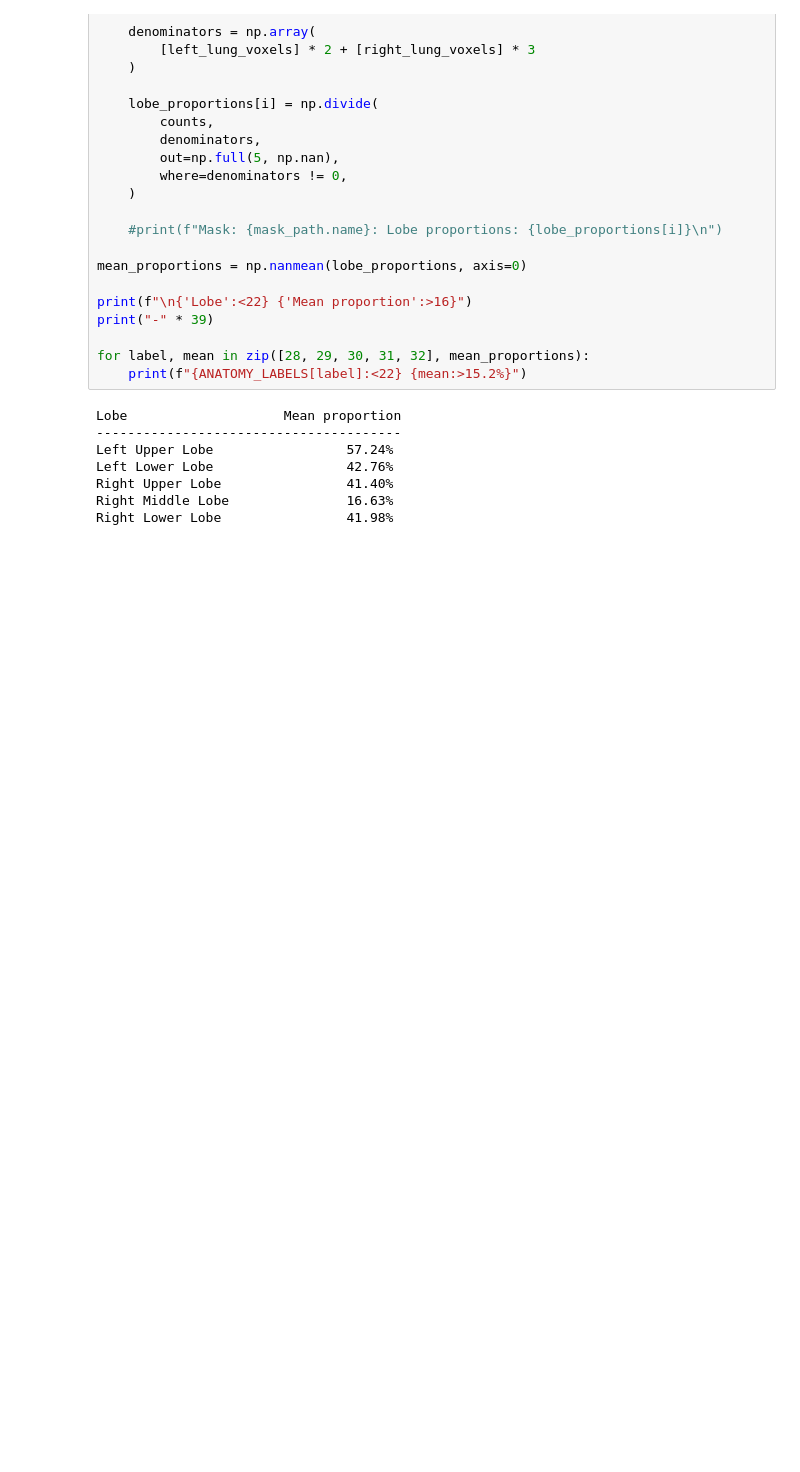
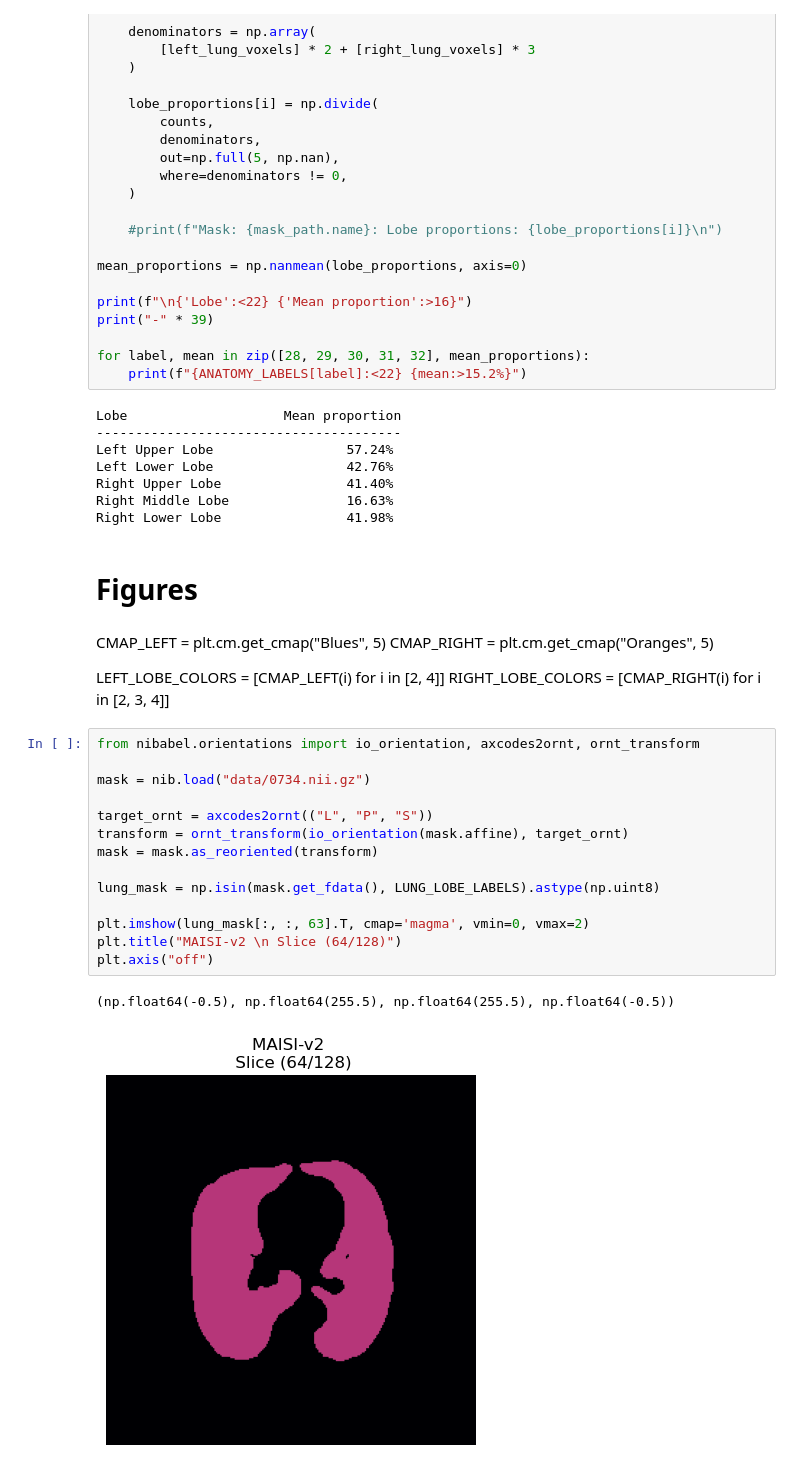
Before and after one commit to DiogoMendesss/LungGiants, a Jupyter notebook: mask_eval/lobar_proportions.ipynb, the cells around one changed output. Drawn from its saved outputs; the diff is of its cells as text; blank space fills up the shorter version.

```diff
--- a/mask_eval/lobar_proportions.ipynb
+++ b/mask_eval/lobar_proportions.ipynb
@@ -61,3 +61,28 @@ Left Lower Lobe                 42.76%
 Right Upper Lobe                41.40%
 Right Middle Lobe               16.63%
 Right Lower Lobe                41.98%
+# %% [markdown]
+# Figures
+# %% [markdown]
+CMAP_LEFT = plt.cm.get_cmap("Blues", 5)
+CMAP_RIGHT = plt.cm.get_cmap("Oranges", 5)
+
+LEFT_LOBE_COLORS = [CMAP_LEFT(i) for i in [2, 4]]
+RIGHT_LOBE_COLORS = [CMAP_RIGHT(i) for i in [2, 3, 4]]
+# %%
+from nibabel.orientations import io_orientation, axcodes2ornt, ornt_transform
+
+mask = nib.load("data/0734.nii.gz")
+
+target_ornt = axcodes2ornt(("L", "P", "S"))
+transform = ornt_transform(io_orientation(mask.affine), target_ornt)
+mask = mask.as_reoriented(transform)
+
+lung_mask = np.isin(mask.get_fdata(), LUNG_LOBE_LABELS).astype(np.uint8)
+
+plt.imshow(lung_mask[:, :, 63].T, cmap='magma', vmin=0, vmax=2)
+plt.title("MAISI-v2 \n Slice (64/128)")
+plt.axis("off")
+# %% [output]
+(np.float64(-0.5), np.float64(255.5), np.float64(255.5), np.float64(-0.5))
+[figure, added]
```
Also changed, not shown: parts of 2 cells of this notebook, 20 other files.
